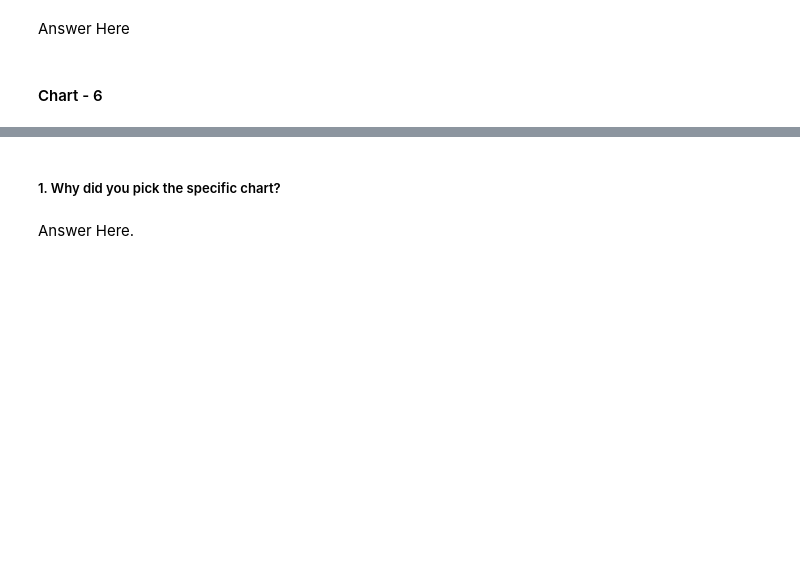
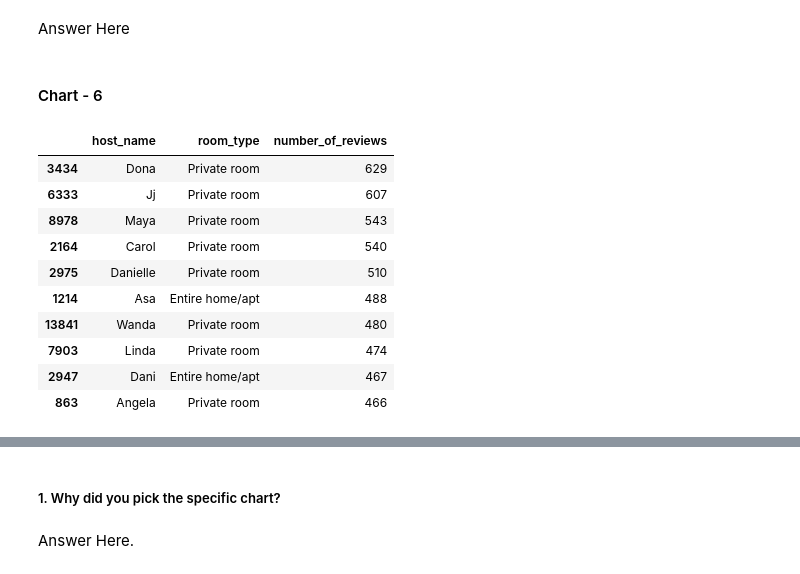
Before and after one commit to HemantSingh108/Airbnb_booking_analysis, a Jupyter notebook: Airbnb_Bookings_Analysis_Capstone_Project.ipynb, the cells around one changed output, grey strips where cells are left out. Drawn from its saved outputs; the diff is of its cells as text; code cells hidden in the pictures; blank space fills up the shorter version.

```diff
--- a/Airbnb_Bookings_Analysis_Capstone_Project.ipynb
+++ b/Airbnb_Bookings_Analysis_Capstone_Project.ipynb
@@ -413,0 +412,17 @@ Answer Here
+# %%
+# Chart - 6 visualization code
+Busiest_Host_Data = Data.groupby(['host_name','room_type'])['number_of_reviews'].max().reset_index()
+Busiest_Host_Data_sort = Busiest_Host_Data.sort_values(by='number_of_reviews',ascending=False).head(10)
+Busiest_Host_Data_sort
+# %% [output]
+|  | host_name | room_type | number_of_reviews |
+| 3434 | Dona | Private room | 629 |
+| 6333 | Jj | Private room | 607 |
+| 8978 | Maya | Private room | 543 |
+| 2164 | Carol | Private room | 540 |
+| 2975 | Danielle | Private room | 510 |
+| 1214 | Asa | Entire home/apt | 488 |
+| 13841 | Wanda | Private room | 480 |
+| 7903 | Linda | Private room | 474 |
+| 2947 | Dani | Entire home/apt | 467 |
+| 863 | Angela | Private room | 466 |
```
Also changed, not shown: parts of 7 cells of this notebook.
